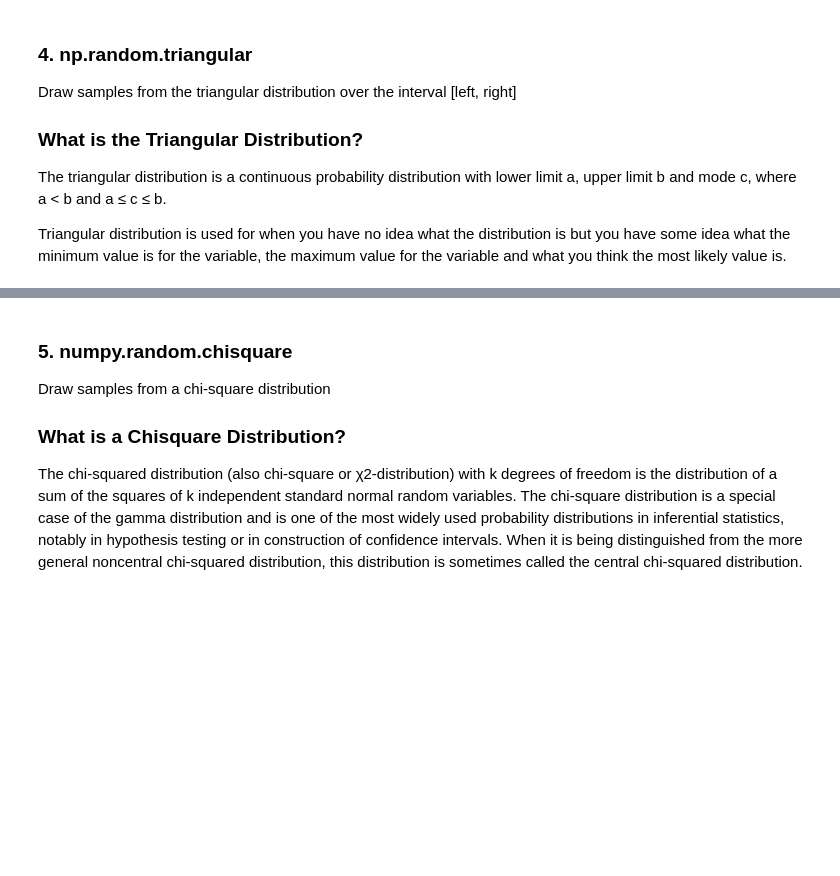
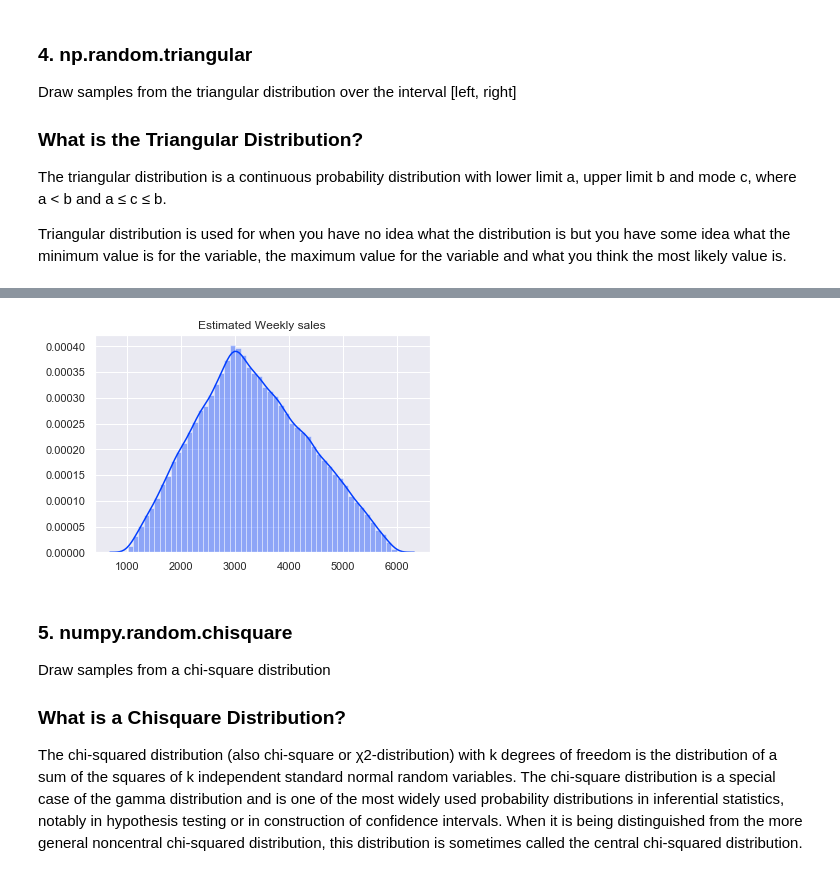
Before and after one commit to RitRa/Numpy_random, a Jupyter notebook: Distributions.ipynb, the cells around one changed output, grey strips where cells are left out. Saved outputs shown, nothing was run; the diff lists cells and outputs as text; code cells hidden in the pictures; blank space fills up the shorter version.

```diff
--- a/Distributions.ipynb
+++ b/Distributions.ipynb
@@ -119,3 +140,16 @@ plt.show()
+# %%
+# a=$1000, b=$6000 and c=$3000
+sales = np.random.triangular(1000, 3000, 6000, 100000)
+
+
+sns.distplot(sales)
+
+plt.title('Estimated Weekly sales')
+
+
+plt.show()
+# %% [output]
+[figure, added]
 # %% [markdown]
 ### 5. numpy.random.chisquare
 
```
Also changed, not shown: parts of 9 cells of this notebook, 1 other file.
